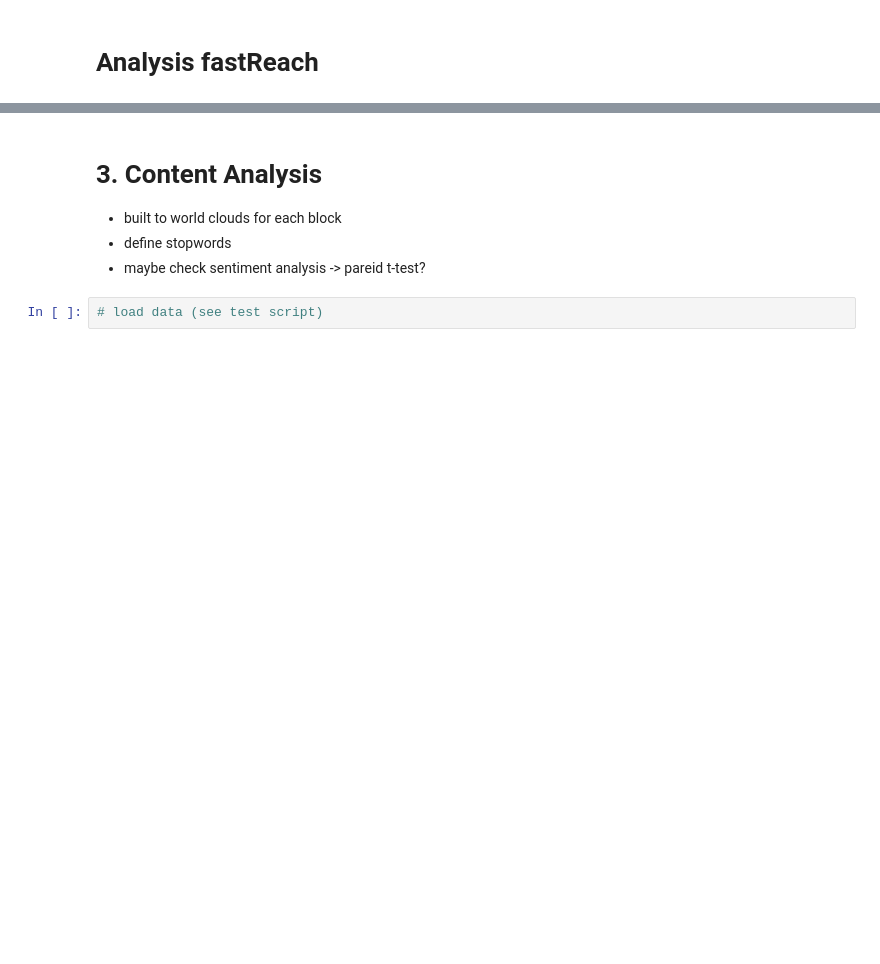
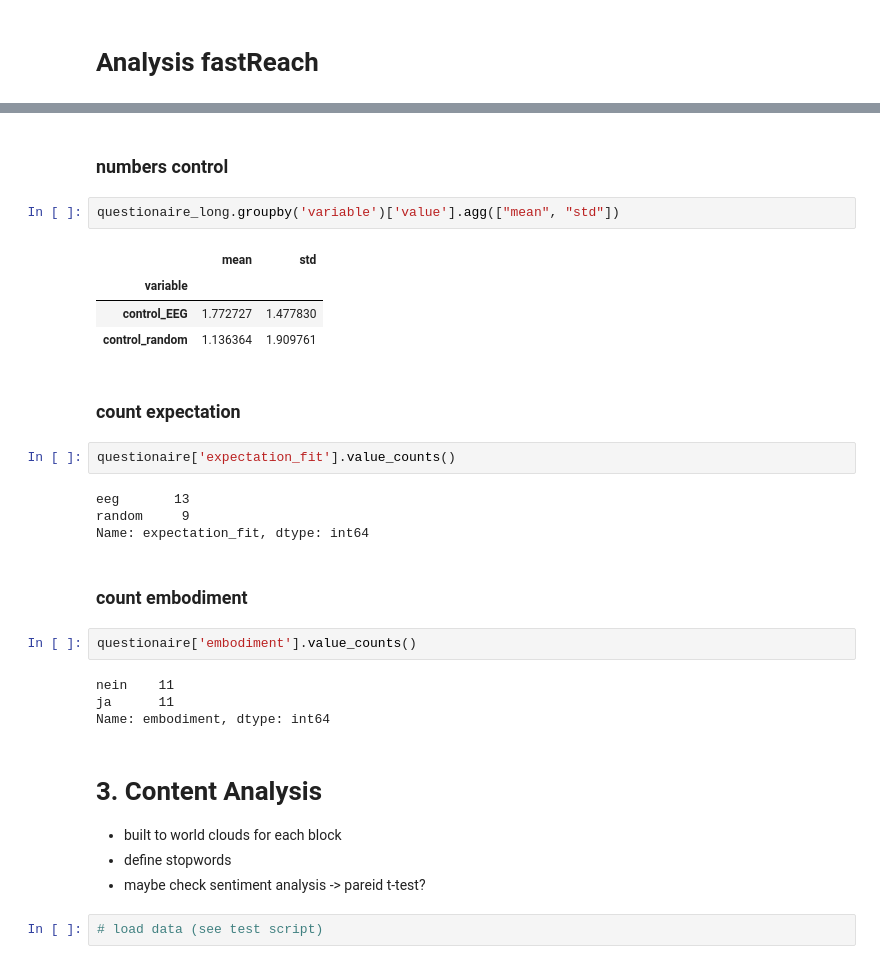
Before and after one commit to lukasgehrke/2021-fastReach, a Jupyter notebook: analyses/Leonie_tests/analysis_LT.ipynb, the cells around one changed output, grey strips where cells are left out. Cells and saved outputs as stored; diff of their text form; blank space fills up the shorter version.

```diff
--- a/analyses/Leonie_tests/analysis_LT.ipynb
+++ b/analyses/Leonie_tests/analysis_LT.ipynb
@@ -30,3 +141,28 @@
+# %% [markdown]
+### numbers control
+# %%
+questionaire_long.groupby('variable')['value'].agg(["mean", "std"])
+# %% [output]
+|  | mean | std |
+| variable |  |  |
+| control_EEG | 1.772727 | 1.477830 |
+| control_random | 1.136364 | 1.909761 |
+# %% [markdown]
+### count expectation
+# %%
+questionaire['expectation_fit'].value_counts()
+# %% [output]
+eeg       13
+random     9
+Name: expectation_fit, dtype: int64
+# %% [markdown]
+### count embodiment
+# %%
+questionaire['embodiment'].value_counts()
+# %% [output]
+nein    11
+ja      11
+Name: embodiment, dtype: int64
 # %% [markdown]
 # 3. Content Analysis
 - built to world clouds for each block
```
Also changed, not shown: parts of 15 cells of this notebook, 10 other files.
